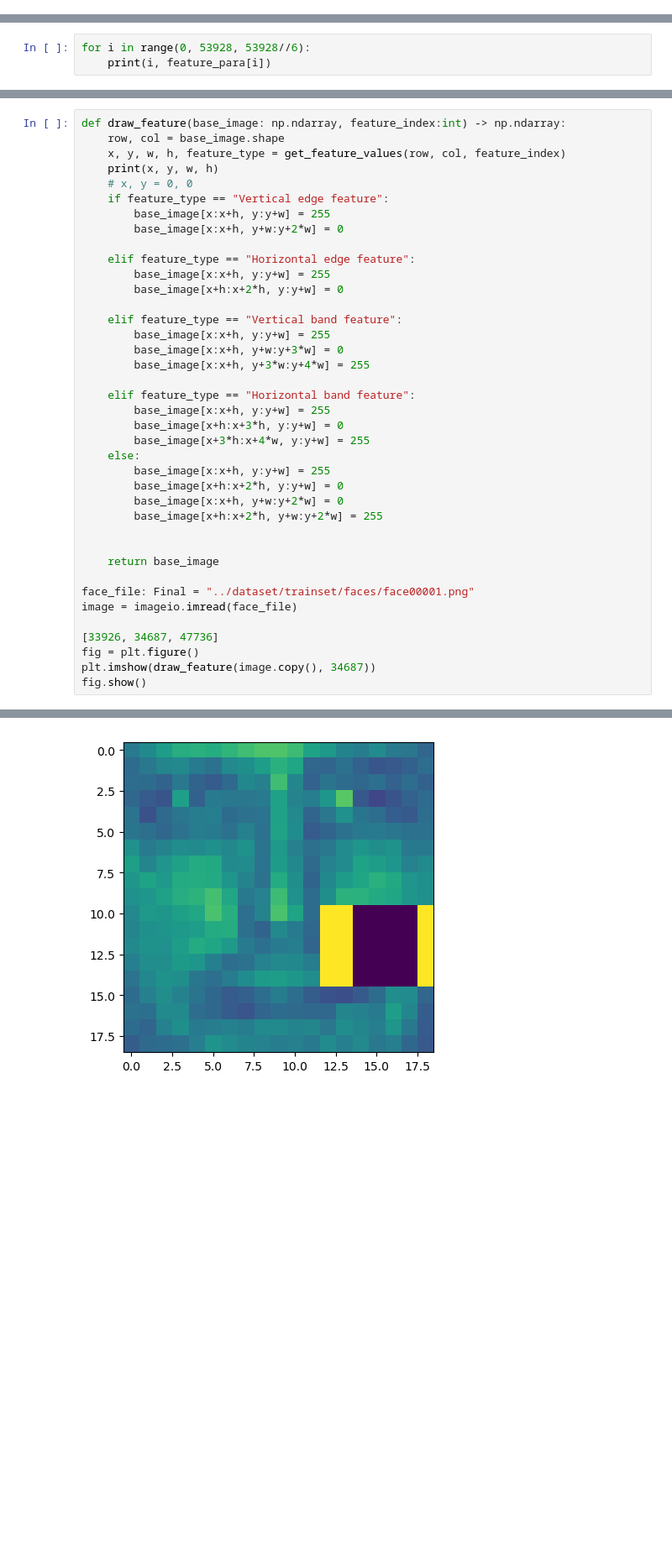
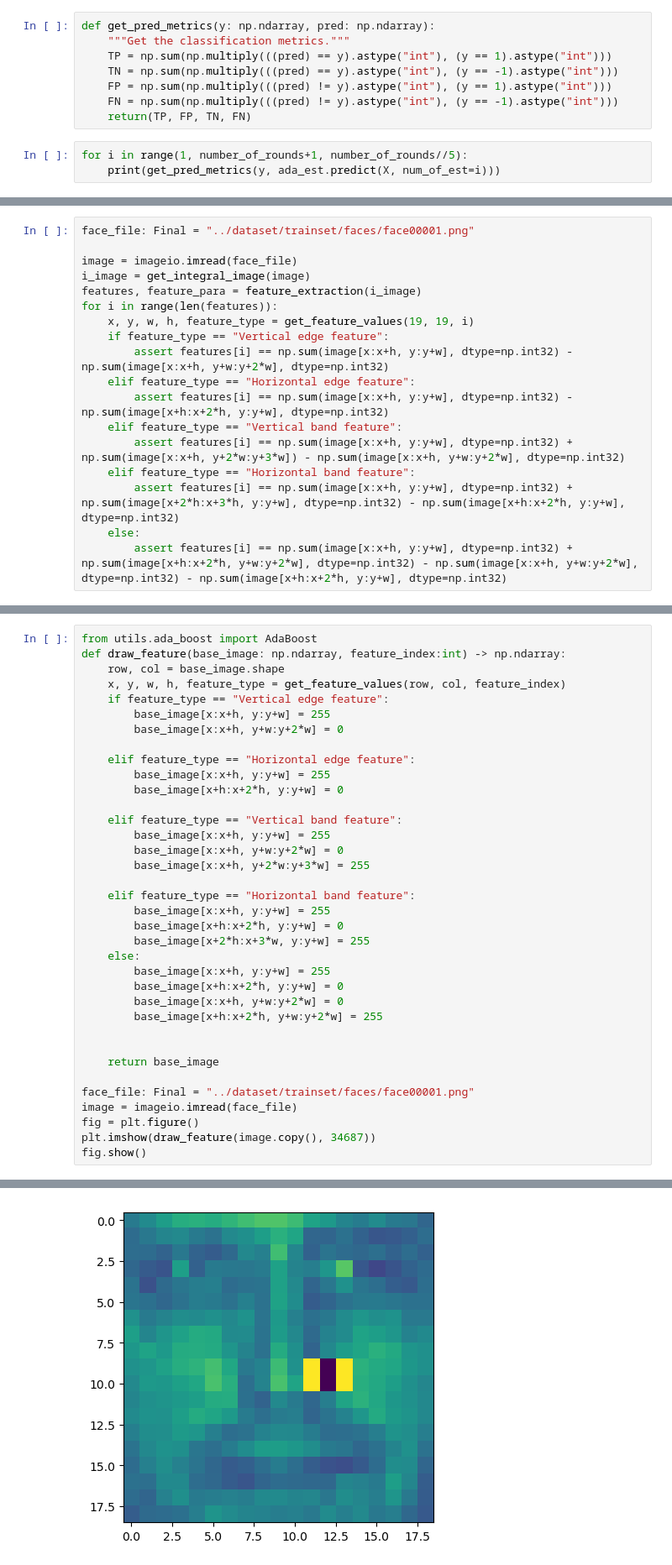
Before and after one commit to Avashist1998/Viola-Jones, a Jupyter notebook: grad_project/model_exploration.ipynb, the cells around one changed output, grey strips where cells are left out. Shown at 84% size. Drawn from its saved outputs; the diff is of its cells as text; blank space fills up the shorter version.

```diff
--- a/grad_project/model_exploration.ipynb
+++ b/grad_project/model_exploration.ipynb
@@ -177,0 +126,11 @@ def show_image_side_by_side(image, i_image):
+# %%
+def get_pred_metrics(y: np.ndarray, pred: np.ndarray):
+    """Get the classification metrics."""
+    TP = np.sum(np.multiply(((pred) == y).astype("int"), (y == 1).astype("int")))
+    TN = np.sum(np.multiply(((pred) == y).astype("int"), (y == -1).astype("int")))
+    FP = np.sum(np.multiply(((pred) != y).astype("int"), (y == 1).astype("int")))
+    FN = np.sum(np.multiply(((pred) != y).astype("int"), (y == -1).astype("int")))
+    return(TP, FP, TN, FN)
+# %%
+for i in range(1, number_of_rounds+1, number_of_rounds//5):
+    print(get_pred_metrics(y, ada_est.predict(X, num_of_est=i)))
@@ -805,3 +788,0 @@ feature_para[53927]
-# %%
-for i in range(0, 53928, 53928//6):
-    print(i, feature_para[i])
@@ -814,0 +789,18 @@ for i in range(0, 53928, 53928//6):
+# %%
+face_file: Final = "../dataset/trainset/faces/face00001.png"
+
+image = imageio.imread(face_file)
+i_image = get_integral_image(image)
+features, feature_para = feature_extraction(i_image)
+for i in range(len(features)):
+    x, y, w, h, feature_type = get_feature_values(19, 19, i)
+    if feature_type == "Vertical edge feature":
+        assert features[i] == np.sum(image[x:x+h, y:y+w], dtype=np.int32) - np.sum(image[x:x+h, y+w:y+2*w], dtype=np.int32)
+    elif feature_type == "Horizontal edge feature":
+        assert features[i] == np.sum(image[x:x+h, y:y+w], dtype=np.int32) - np.sum(image[x+h:x+2*h, y:y+w], dtype=np.int32)
+    elif feature_type == "Vertical band feature":
+        assert features[i] == np.sum(image[x:x+h, y:y+w], dtype=np.int32) +  np.sum(image[x:x+h, y+2*w:y+3*w]) - np.sum(image[x:x+h, y+w:y+2*w], dtype=np.int32)
+    elif feature_type == "Horizontal band feature":
+        assert features[i] == np.sum(image[x:x+h, y:y+w], dtype=np.int32) + np.sum(image[x+2*h:x+3*h, y:y+w], dtype=np.int32) - np.sum(image[x+h:x+2*h, y:y+w], dtype=np.int32)
+    else:
+        assert features[i] == np.sum(image[x:x+h, y:y+w], dtype=np.int32) + np.sum(image[x+h:x+2*h, y+w:y+2*w], dtype=np.int32) - np.sum(image[x:x+h, y+w:y+2*w], dtype=np.int32) - np.sum(image[x+h:x+2*h, y:y+w], dtype=np.int32)
@@ -815,9 +809,8 @@ for i in range(0, 53928, 53928//6):
 # %%
+from utils.ada_boost import AdaBoost
 def draw_feature(base_image: np.ndarray, feature_index:int) -> np.ndarray:
     row, col = base_image.shape
     x, y, w, h, feature_type = get_feature_values(row, col, feature_index)
-    print(x, y, w, h)
-    # x, y = 0, 0
     if feature_type == "Vertical edge feature":
         base_image[x:x+h, y:y+w] = 255
         base_image[x:x+h, y+w:y+2*w] = 0
@@ -828,13 +821,13 @@ def draw_feature(base_image: np.ndarray, feature_index:int) -> np.ndarray:
 
     elif feature_type == "Vertical band feature":
         base_image[x:x+h, y:y+w] = 255
-        base_image[x:x+h, y+w:y+3*w] = 0
-        base_image[x:x+h, y+3*w:y+4*w] = 255
+        base_image[x:x+h, y+w:y+2*w] = 0
+        base_image[x:x+h, y+2*w:y+3*w] = 255
 
     elif feature_type == "Horizontal band feature":
         base_image[x:x+h, y:y+w] = 255
-        base_image[x+h:x+3*h, y:y+w] = 0
-        base_image[x+3*h:x+4*w, y:y+w] = 255
+        base_image[x+h:x+2*h, y:y+w] = 0
+        base_image[x+2*h:x+3*w, y:y+w] = 255
     else:
         base_image[x:x+h, y:y+w] = 255
         base_image[x+h:x+2*h, y:y+w] = 0
@@ -846,8 +839,6 @@ def draw_feature(base_image: np.ndarray, feature_index:int) -> np.ndarray:
 
 face_file: Final = "../dataset/trainset/faces/face00001.png"
 image = imageio.imread(face_file)
-
-[33926, 34687, 47736]
 fig = plt.figure()
 plt.imshow(draw_feature(image.copy(), 34687))
 fig.show()
@@ -856 +846 @@ fig.show()
-[figure, old version]
+[figure, new version]
```
Also changed, not shown: parts of 66 cells of this notebook, 10 other files.
